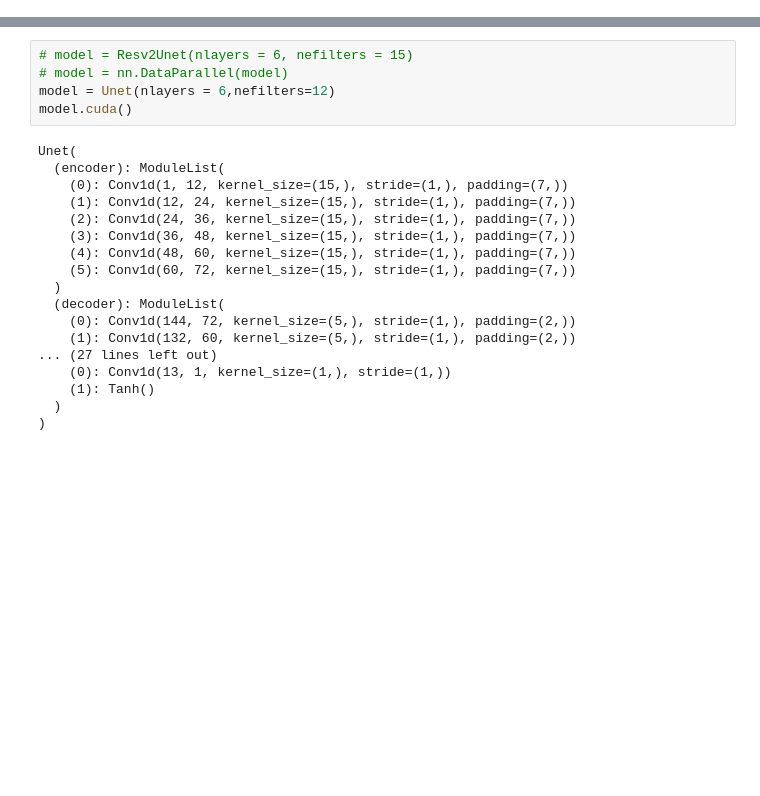
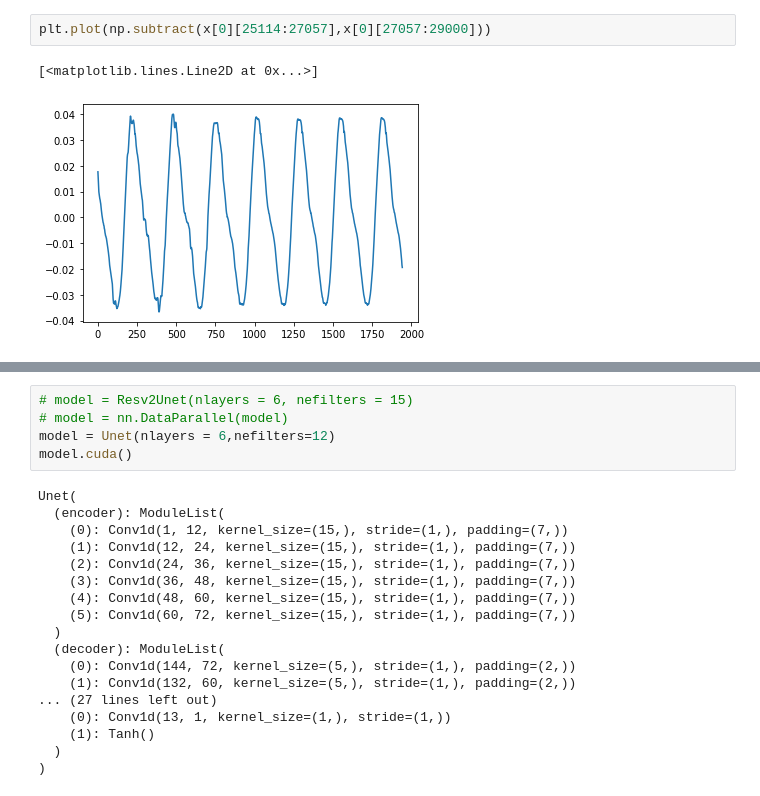
Before and after one commit to SeongwoongCho/SpeechToEGG, a Jupyter notebook: Inference.ipynb, the cells around one changed output, grey strips where cells are left out. Drawn from its saved outputs; the diff is of its cells as text; blank space fills up the shorter version.

```diff
--- a/Inference.ipynb
+++ b/Inference.ipynb
@@ -11,0 +40,5 @@ from dataloader import *
+# %%
+plt.plot(np.subtract(x[0][25114:27057],x[0][27057:29000]))
+# %% [output]
+[<matplotlib.lines.Line2D at 0x...>]
+[figure, added]
```
Also changed, not shown: parts of 26 cells of this notebook, 44 other files.
